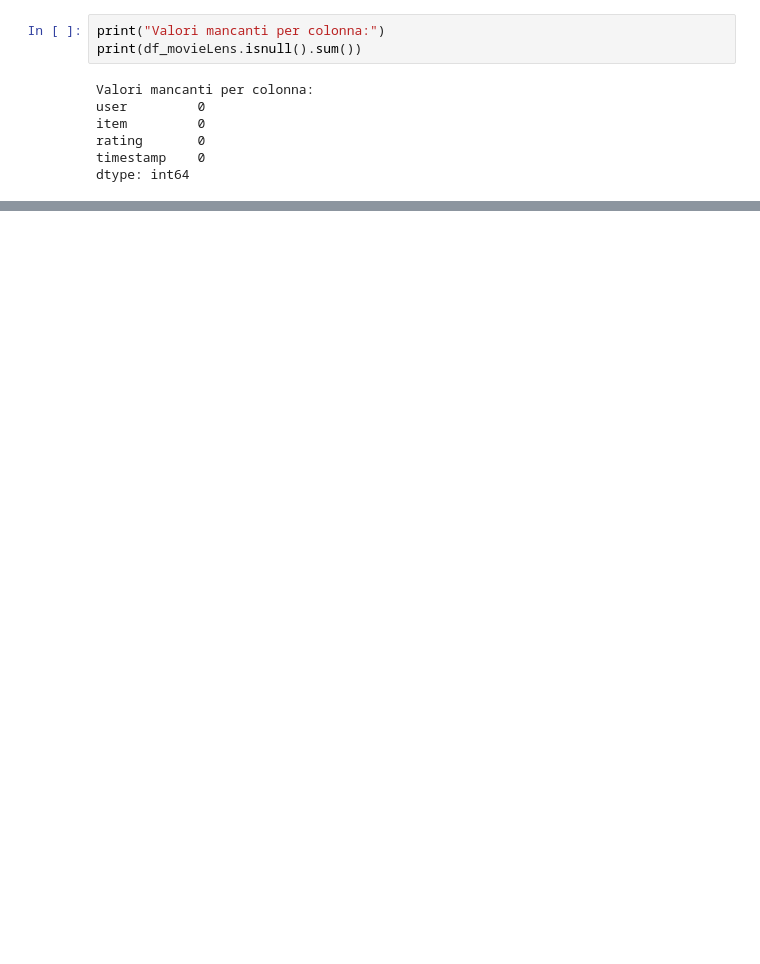
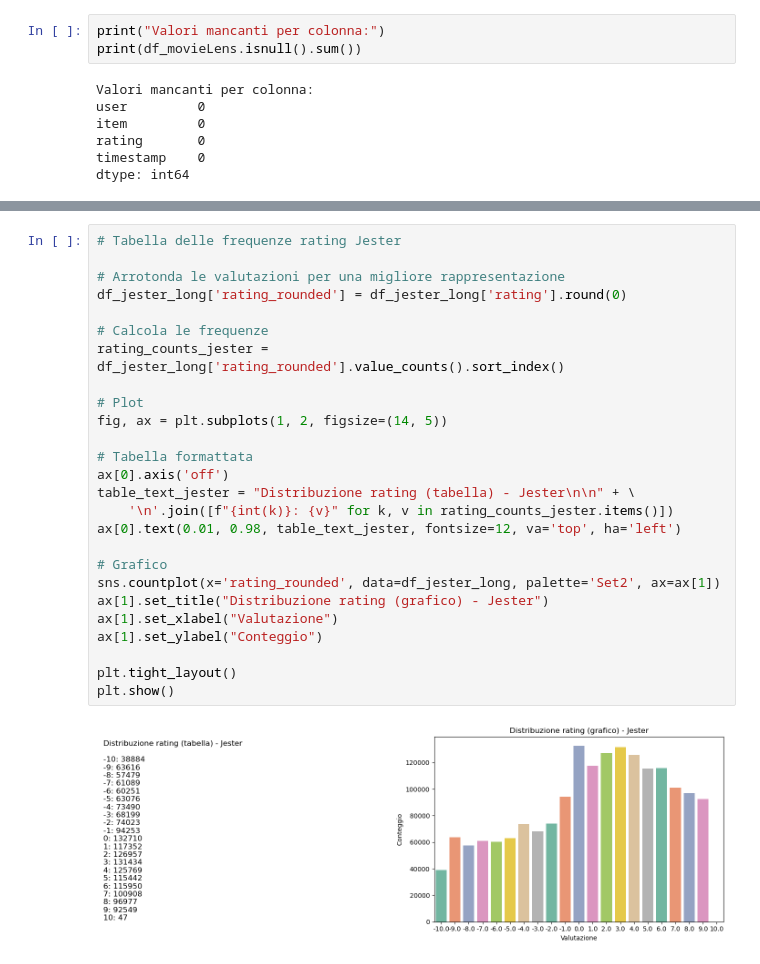
Before and after one commit to N1c0zz/latent-recommender-svd-VS-xgboost-recommender, a Jupyter notebook: PROGETTO_ESAME.ipynb, the cells around one changed output, grey strips where cells are left out. Cells and saved outputs as stored; diff of their text form; blank space fills up the shorter version.

```diff
--- a/PROGETTO_ESAME.ipynb
+++ b/PROGETTO_ESAME.ipynb
@@ -247,0 +317,28 @@ dtype: int64
+# %%
+# Tabella delle frequenze rating Jester
+
+# Arrotonda le valutazioni per una migliore rappresentazione
+df_jester_long['rating_rounded'] = df_jester_long['rating'].round(0)
+
+# Calcola le frequenze
+rating_counts_jester = df_jester_long['rating_rounded'].value_counts().sort_index()
+
+# Plot
+fig, ax = plt.subplots(1, 2, figsize=(14, 5))
+
+# Tabella formattata
+ax[0].axis('off')
+table_text_jester = "Distribuzione rating (tabella) - Jester\n\n" + \
+    '\n'.join([f"{int(k)}: {v}" for k, v in rating_counts_jester.items()])
+ax[0].text(0.01, 0.98, table_text_jester, fontsize=12, va='top', ha='left')
+
+# Grafico
+sns.countplot(x='rating_rounded', data=df_jester_long, palette='Set2', ax=ax[1])
+ax[1].set_title("Distribuzione rating (grafico) - Jester")
+ax[1].set_xlabel("Valutazione")
+ax[1].set_ylabel("Conteggio")
+
+plt.tight_layout()
+plt.show()
+# %% [output]
+[figure, added]
```
Also changed, not shown: parts of 30 cells of this notebook.
